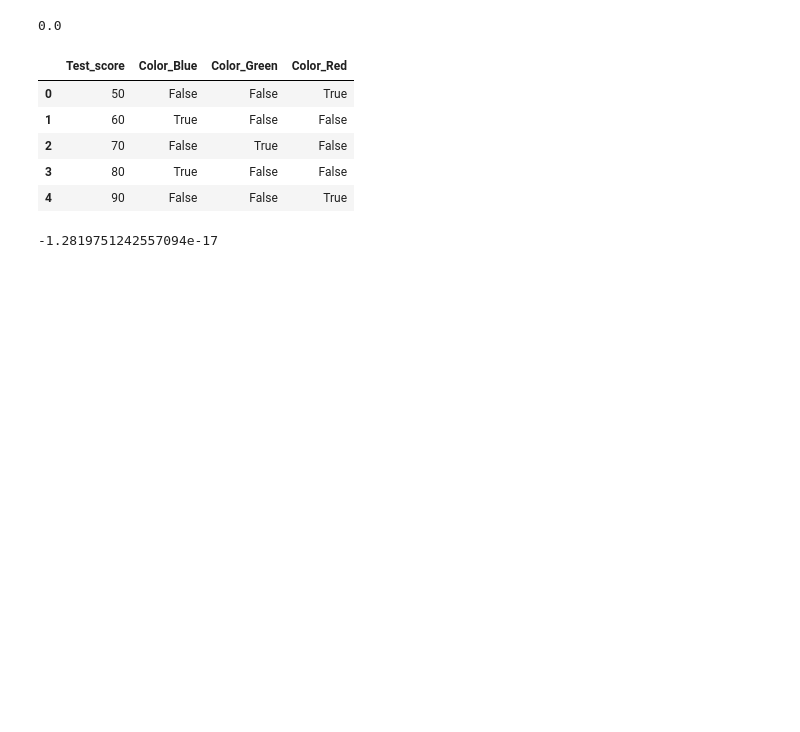
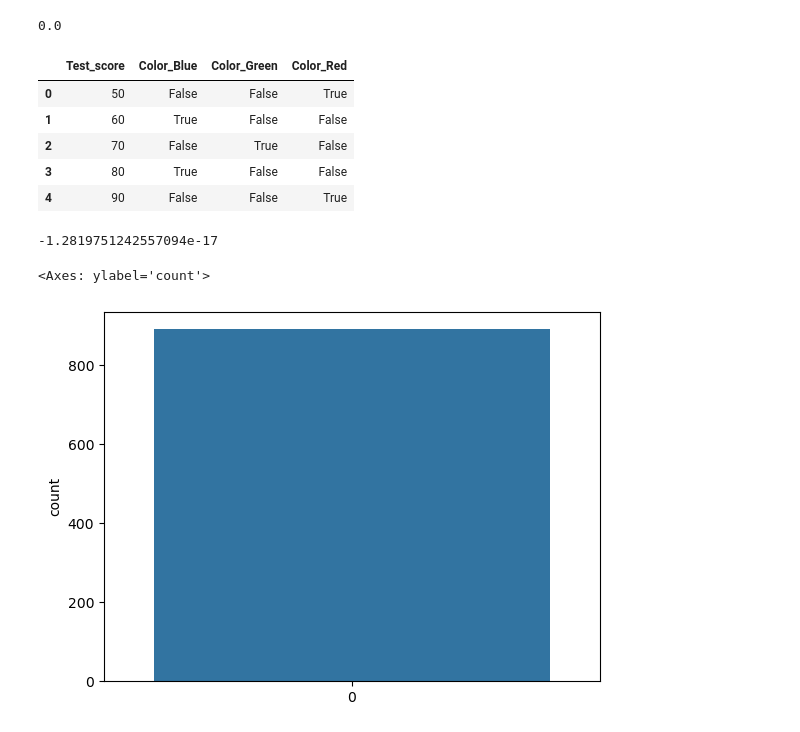
Before and after one commit to Srikanth-gunja/EDA-COE, a Jupyter notebook: 31-1-25/titanic.ipynb, the cells around one changed output. Drawn from its saved outputs; the diff is of its cells as text; code cells hidden in the pictures; blank space fills up the shorter version.

```diff
--- a/31-1-25/titanic.ipynb
+++ b/31-1-25/titanic.ipynb
@@ -101,3 +123,8 @@ df_encoded
 df_encoded['Color_Red'].corr(df_encoded['Test_score'])
 # %% [output]
 -1.2819751242557094e-17
+# %%
+sns.countplot(y)
+# %% [output]
+<Axes: ylabel='count'>
+[figure, added]
```
Also changed, not shown: parts of 4 cells of this notebook, 5 other files.
